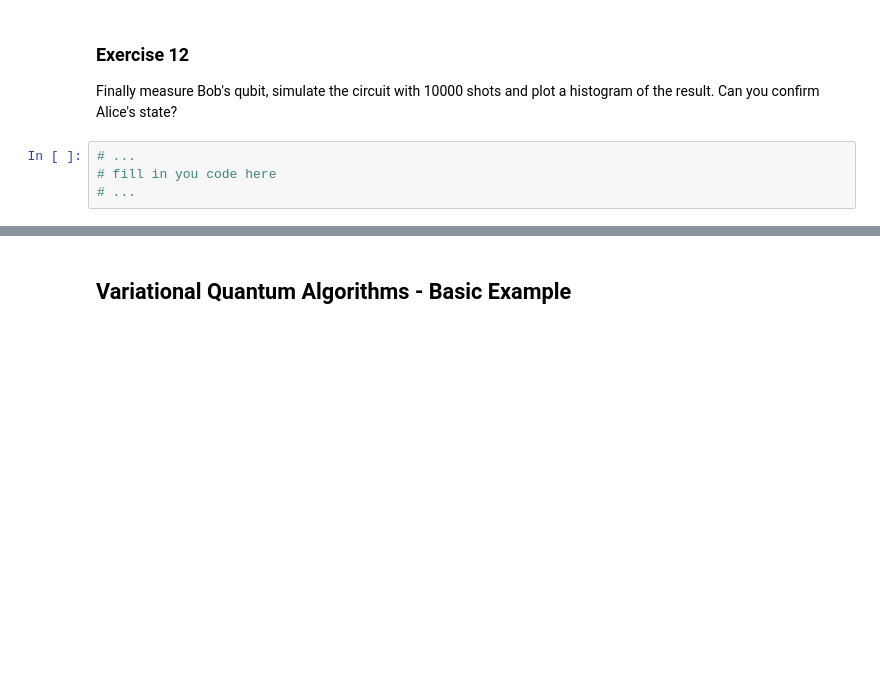
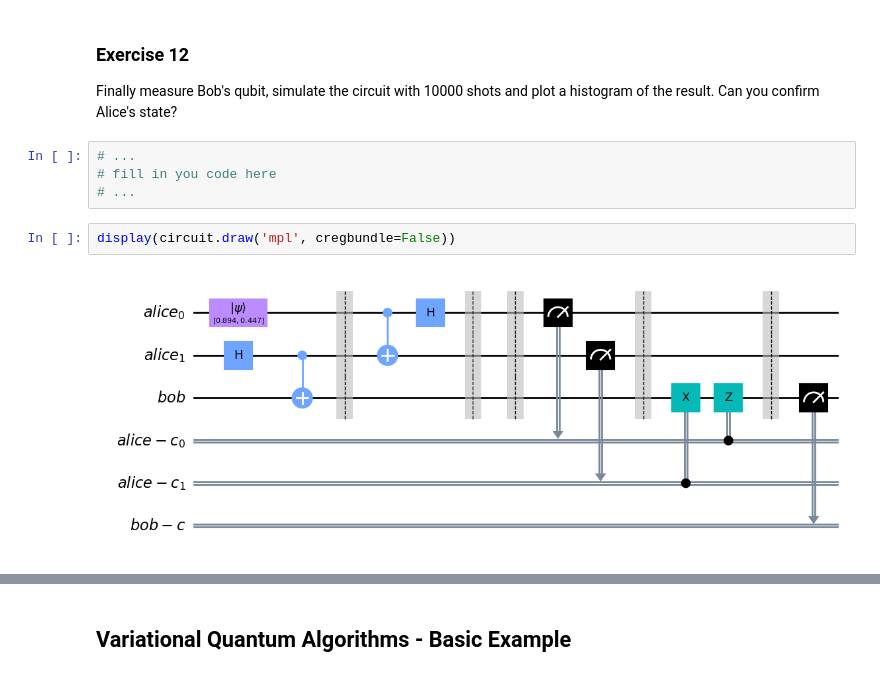
Before and after one commit to FZJ-PGI-12/qc-programming-tutorial, a Jupyter notebook: Tutorial.ipynb, the cells around one changed output, grey strips where cells are left out. Drawn from its saved outputs; the diff is of its cells as text; blank space fills up the shorter version.

```diff
--- a/Tutorial.ipynb
+++ b/Tutorial.ipynb
@@ -379,4 +456,8 @@ Finally measure Bob's qubit, simulate the circuit with 10000 shots and plot a hi
 # ...
 # fill in you code here
 # ...
+# %%
+display(circuit.draw('mpl', cregbundle=False))
+# %% [output]
+[figure, added]
 # %%
```
Also changed, not shown: parts of 23 cells of this notebook.
